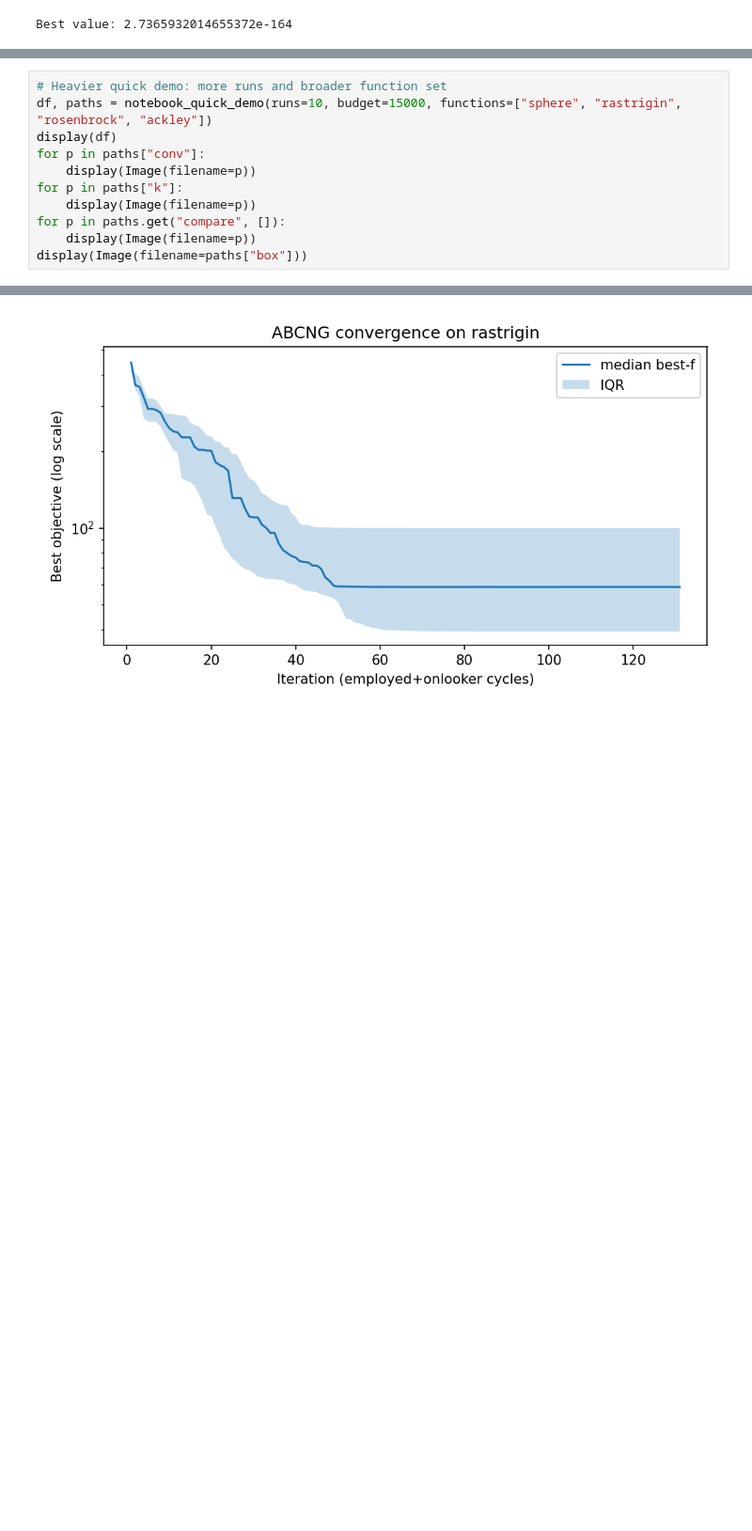
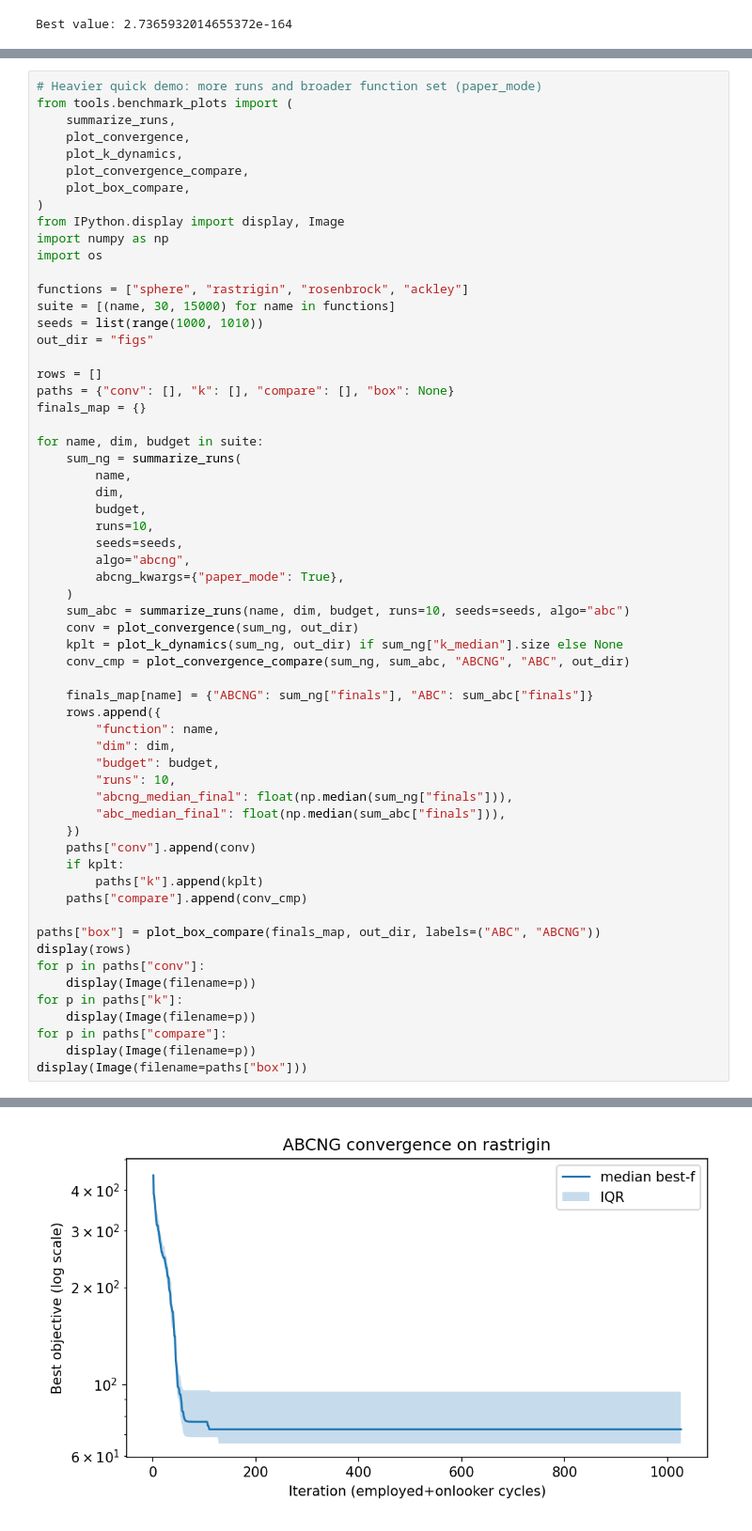
Before and after one commit to amirrezabsh/Modified-ABCNG, a Jupyter notebook: main.ipynb, the cells around one changed output, grey strips where cells are left out. Shown at 94% size. Saved outputs shown, nothing was run; the diff lists cells and outputs as text; blank space fills up the shorter version.

```diff
--- a/main.ipynb
+++ b/main.ipynb
@@ -48,12 +137,61 @@ from IPython.display import display, Image
 # %%
-# Heavier quick demo: more runs and broader function set
-df, paths = notebook_quick_demo(runs=10, budget=15000, functions=["sphere", "rastrigin", "rosenbrock", "ackley"])
-display(df)
+# Heavier quick demo: more runs and broader function set (paper_mode)
+from tools.benchmark_plots import (
+    summarize_runs,
+    plot_convergence,
+    plot_k_dynamics,
+    plot_convergence_compare,
+    plot_box_compare,
+)
+from IPython.display import display, Image
+import numpy as np
+import os
+
+functions = ["sphere", "rastrigin", "rosenbrock", "ackley"]
+suite = [(name, 30, 15000) for name in functions]
+seeds = list(range(1000, 1010))
+out_dir = "figs"
+
+rows = []
+paths = {"conv": [], "k": [], "compare": [], "box": None}
+finals_map = {}
+
+for name, dim, budget in suite:
+    sum_ng = summarize_runs(
+        name,
+        dim,
+        budget,
+        runs=10,
+        seeds=seeds,
+        algo="abcng",
+        abcng_kwargs={"paper_mode": True},
+    )
+    sum_abc = summarize_runs(name, dim, budget, runs=10, seeds=seeds, algo="abc")
+    conv = plot_convergence(sum_ng, out_dir)
+    kplt = plot_k_dynamics(sum_ng, out_dir) if sum_ng["k_median"].size else None
+    conv_cmp = plot_convergence_compare(sum_ng, sum_abc, "ABCNG", "ABC", out_dir)
+
+    finals_map[name] = {"ABCNG": sum_ng["finals"], "ABC": sum_abc["finals"]}
+    rows.append({
+        "function": name,
+        "dim": dim,
+        "budget": budget,
+        "runs": 10,
+        "abcng_median_final": float(np.median(sum_ng["finals"])),
+        "abc_median_final": float(np.median(sum_abc["finals"])),
+    })
+    paths["conv"].append(conv)
+    if kplt:
+        paths["k"].append(kplt)
+    paths["compare"].append(conv_cmp)
+
+paths["box"] = plot_box_compare(finals_map, out_dir, labels=("ABC", "ABCNG"))
+display(rows)
 for p in paths["conv"]:
     display(Image(filename=p))
 for p in paths["k"]:
     display(Image(filename=p))
-for p in paths.get("compare", []):
+for p in paths["compare"]:
     display(Image(filename=p))
 display(Image(filename=paths["box"]))
 # %% [output]
@@ -66 +216 @@ display(Image(filename=paths["box"]))
-[figure, old version]
+[figure, new version]
```
Also changed, not shown: parts of 3 cells of this notebook, 5 other files.
